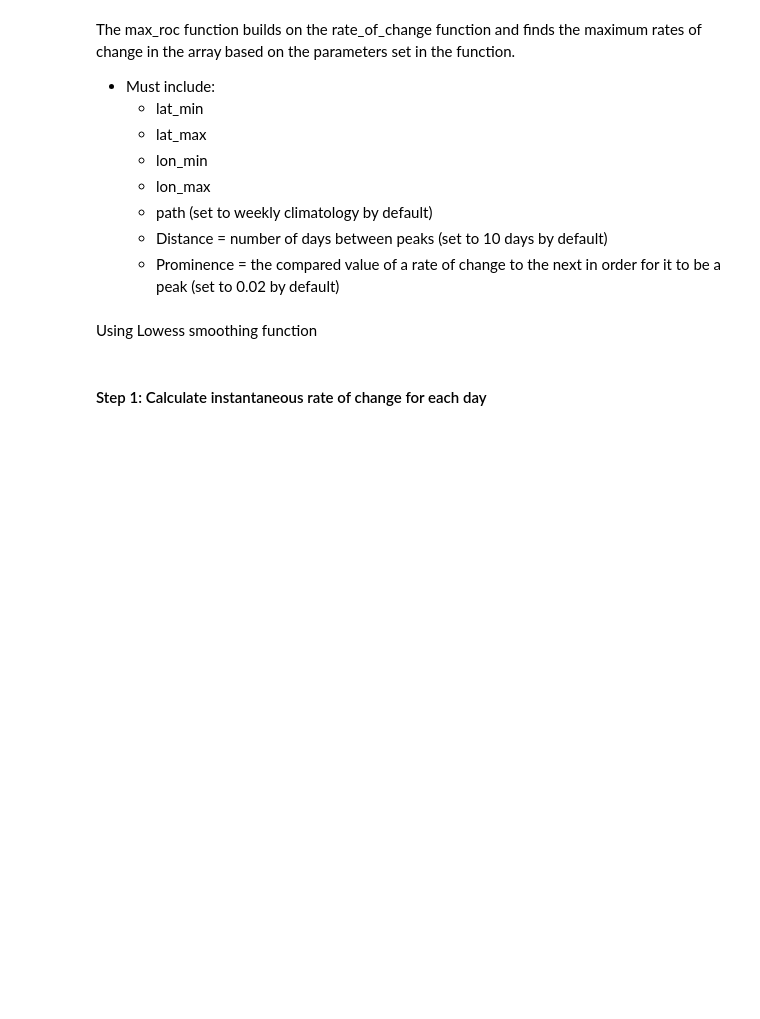
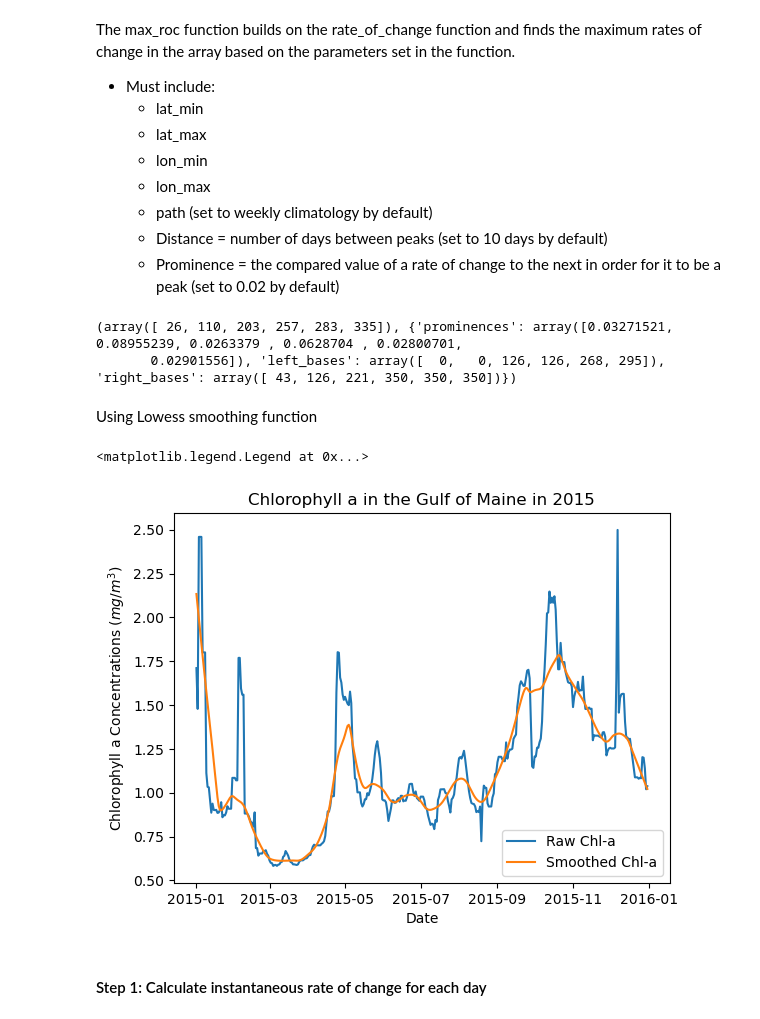
Before and after one commit to gdavis5/phytoplankton_Hollings_project, a Jupyter notebook: Phytoplankton_Phenology_NWA.ipynb, the cells around one changed output. Saved outputs shown, nothing was run; the diff lists cells and outputs as text; code cells hidden in the pictures; blank space fills up the shorter version.

Commit message:
Added figures
Added histogram figures to a folder and ran through the main code file

```diff
--- a/Phytoplankton_Phenology_NWA.ipynb
+++ b/Phytoplankton_Phenology_NWA.ipynb
@@ -598,22 +611,28 @@ def max_roc(lat_min,lat_max,lon_min,lon_max,path,days=10,prm=0.02): #Days betwee
     roc_max = find_peaks(roc,distance=days,prominence=prm)
     return roc_max
 
-roc_max_values = max_roc(lat_min=44,lat_max=43,lon_min=-69,lon_max=-68,path=r'C:\Users\grace.davis\Documents\GitHub\DATASETS\OCCCI\V6.0\PRODUCTS\NES_4KM_DAY8\CHL\D8_2023*')
+roc_max_values = max_roc(lat_min=44,lat_max=43,lon_min=-69,lon_max=-68,path=r'C:\Users\grace.davis\Documents\GitHub\DATASETS\OCCCI\V6.0\PRODUCTS\NES_4KM_DAY8\CHL\D8_2015*')
 print(roc_max_values)
+# %% [output]
+(array([ 26, 110, 203, 257, 283, 335]), {'prominences': array([0.03271521, 0.08955239, 0.0263379 , 0.0628704 , 0.02800701,
+       0.02901556]), 'left_bases': array([  0,   0, 126, 126, 268, 295]), 'right_bases': array([ 43, 126, 221, 350, 350, 350])})
 # %% [markdown]
 Using Lowess smoothing function
 # %%
-data = hist_local_chl(lat_min=44,lat_max=43,lon_min=-69,lon_max=-68) #Slices chl-a data into a 1 degree box (in Gulf of Maine)
+data = hist_local_chl(lat_min=44,lat_max=43,lon_min=-69,lon_max=-68,path=r'C:\Users\grace.davis\Documents\GitHub\DATASETS\OCCCI\V6.0\PRODUCTS\NES_4KM_DAY8\CHL\D8_2015*') #Slices chl-a data into a 1 degree box (in Gulf of Maine)
 fig=plt.plot(data.time.values,data, label="Raw Chl-a") #Plots the time series of raw data
 time=data.time.astype('int64') # Transforms datetime into integers for smoothing (takes the dates in data and makes them integer values)
 smoothed = sm.nonparametric.smoothers_lowess.lowess(data,time,frac=0.08) #smooths data (y-axis, x-axis, fraction)
 x_smooth = smoothed[:,0] #Separates the data, grabbing the time values
 y_smooth = smoothed[:,1] #Separates the data, grabbing the chlorophyll values
 plt.plot(pd.to_datetime(x_smooth),y_smooth, label="Smoothed Chl-a")
 plt.ylabel("Chlorophyll a Concentrations ($mg/m^3$)")
 plt.xlabel("Date")
-plt.title("Chlorophyll a in the Gulf of Maine in 2023")
+plt.title("Chlorophyll a in the Gulf of Maine in 2015")
 plt.legend()
+# %% [output]
+<matplotlib.legend.Legend at 0x...>
+[figure, added]
 # %% [markdown]
 #### Step 1: Calculate instantaneous rate of change for each day
 # %%
```
Also changed, not shown: parts of 6 cells of this notebook, 3 other files.
